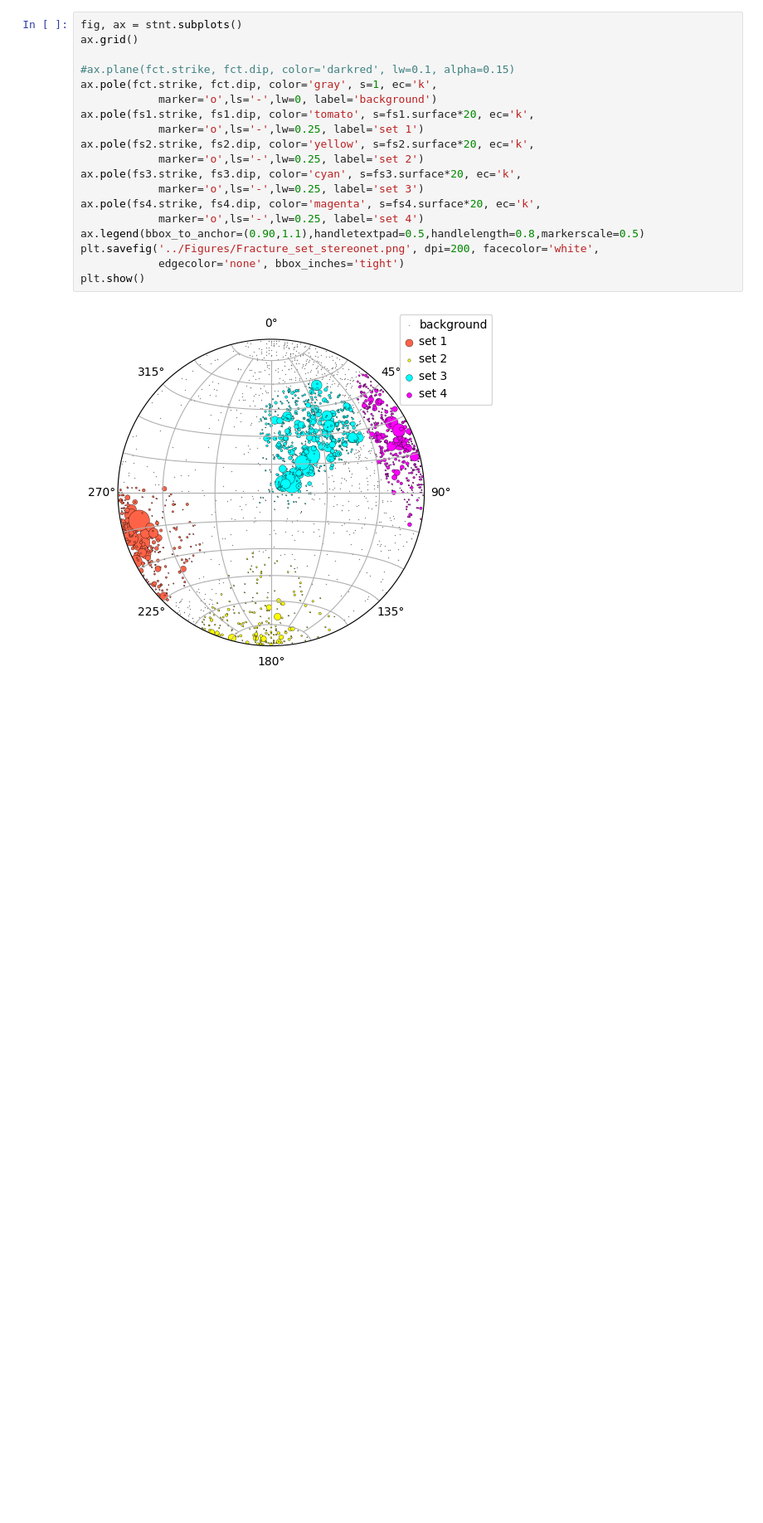
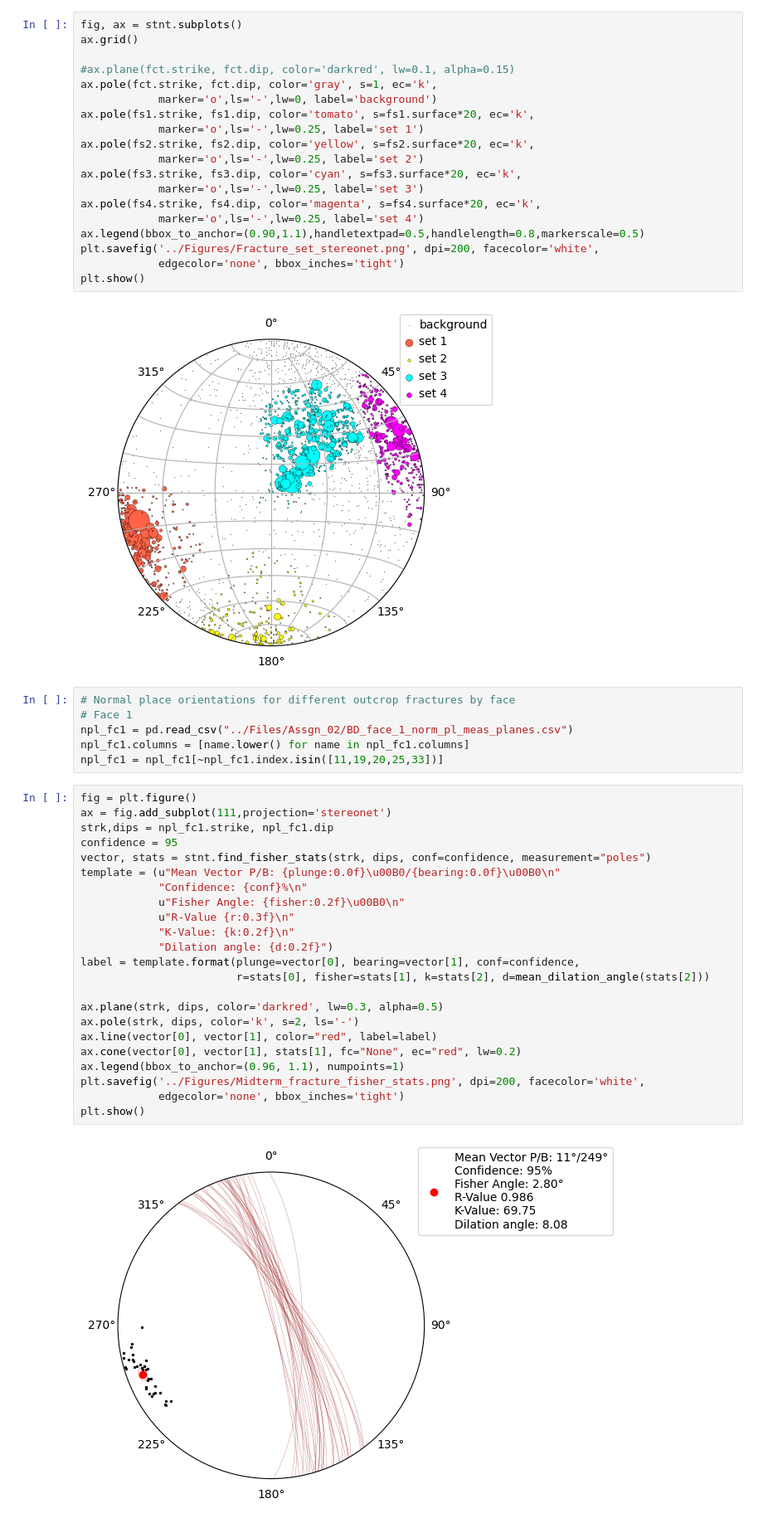
Before and after one commit to Josesx506/UA_PhD_Coursework_Assignments, a Jupyter notebook: 2024_Spring/GEN_580/Project/Midterm.ipynb, the cells around one changed output. Shown: that part at 83% size. Cells and saved outputs as stored; diff of their text form; blank space fills up the shorter version.

Commit message:
updated fisher stats for midterm

```diff
--- a/2024_Spring/GEN_580/Project/Midterm.ipynb
+++ b/2024_Spring/GEN_580/Project/Midterm.ipynb
@@ -55,3 +55,34 @@ plt.savefig('../Figures/Fracture_set_stereonet.png', dpi=200, facecolor='white',
 plt.show()
 # %% [output]
 [figure]
+# %%
+# Normal place orientations for different outcrop fractures by face
+# Face 1
+npl_fc1 = pd.read_csv("../Files/Assgn_02/BD_face_1_norm_pl_meas_planes.csv")
+npl_fc1.columns = [name.lower() for name in npl_fc1.columns]
+npl_fc1 = npl_fc1[~npl_fc1.index.isin([11,19,20,25,33])]
+# %%
+fig = plt.figure()
+ax = fig.add_subplot(111,projection='stereonet')
+strk,dips = npl_fc1.strike, npl_fc1.dip
+confidence = 95
+vector, stats = stnt.find_fisher_stats(strk, dips, conf=confidence, measurement="poles")
+template = (u"Mean Vector P/B: {plunge:0.0f}\u00B0/{bearing:0.0f}\u00B0\n"
+            "Confidence: {conf}%\n"
+            u"Fisher Angle: {fisher:0.2f}\u00B0\n"
+            u"R-Value {r:0.3f}\n"
+            "K-Value: {k:0.2f}\n"
+            "Dilation angle: {d:0.2f}")
+label = template.format(plunge=vector[0], bearing=vector[1], conf=confidence,
+                        r=stats[0], fisher=stats[1], k=stats[2], d=mean_dilation_angle(stats[2]))
+
+ax.plane(strk, dips, color='darkred', lw=0.3, alpha=0.5)
+ax.pole(strk, dips, color='k', s=2, ls='-')
+ax.line(vector[0], vector[1], color="red", label=label)
+ax.cone(vector[0], vector[1], stats[1], fc="None", ec="red", lw=0.2)
+ax.legend(bbox_to_anchor=(0.96, 1.1), numpoints=1)
+plt.savefig('../Figures/Midterm_fracture_fisher_stats.png', dpi=200, facecolor='white',
+            edgecolor='none', bbox_inches='tight')
+plt.show()
+# %% [output]
+[figure, added]
```
Also changed, not shown: 1 other file.
